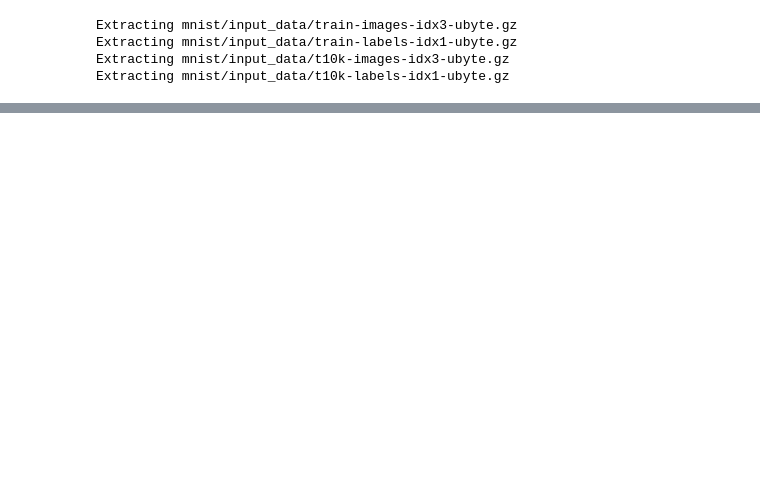
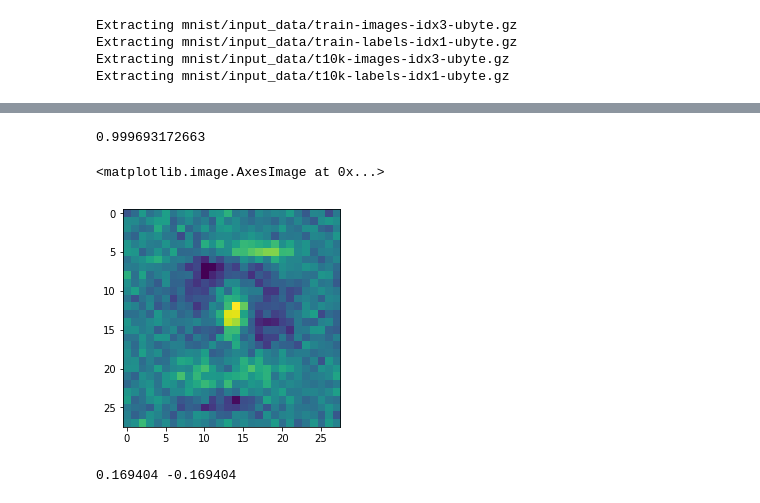
Before and after one commit to urinieto/logistic_mnist, a Jupyter notebook: LogisticRegressionTF.ipynb, the cells around one changed output, grey strips where cells are left out. Cells and saved outputs as stored; diff of their text form; code cells hidden in the pictures; blank space fills up the shorter version.

```diff
--- a/LogisticRegressionTF.ipynb
+++ b/LogisticRegressionTF.ipynb
@@ -41,7 +56,7 @@ X_test, Y_test = get_binary_mnist(mnist.test)
 # %%
 # Create the model
 x = tf.placeholder(tf.float32, [None, 28 * 28])
-W = tf.Variable(tf.zeros([28 * 28, 1]))
+W = tf.Variable(tf.random_normal([28 * 28, 1], stddev=0.1))
 b = tf.Variable(tf.zeros([1]))
 
 # Logistic Regression Output (Sigmoid)
@@ -51,21 +66,23 @@ y = tf.divide(1, 1 + tf.exp(-tf.matmul(x, W) + b))
 y_ = tf.placeholder(tf.float32, [None, 1])
 
 # Binary Crossentropy
-cross_entropy = tf.reduce_mean(-tf.reduce_sum(y_ * tf.log(y) + (1 - y_) * tf.log(1 - y)))
+cross_entropy = -tf.reduce_mean(y_ * tf.log(y) + (1 - y_) * tf.log(1 - y))
 
 # Optimizer
-train_step = tf.train.GradientDescentOptimizer(0.01).minimize(cross_entropy)
+train_step = tf.train.GradientDescentOptimizer(0.1).minimize(cross_entropy)
 # %%
 # Training
 sess = tf.InteractiveSession()
 tf.global_variables_initializer().run()
-batch_size = 100
-for i in range(X_train.shape[0] // batch_size):
-    batch_xs, batch_ys = X_train[i * batch_size:i * batch_size + batch_size], \
-        Y_train[i * batch_size:i * batch_size + batch_size]
-    sess.run(train_step, feed_dict={x: batch_xs, y_: batch_ys})
+batch_size = 256
+n_epochs = 50
+for e in range(n_epochs):
+    for i in range(X_train.shape[0] // batch_size):
+        batch_xs, batch_ys = X_train[i * batch_size:i * batch_size + batch_size], \
+            Y_train[i * batch_size:i * batch_size + batch_size]
+        sess.run(train_step, feed_dict={x: batch_xs, y_: batch_ys})
 
-# Test trained model
-y_pred = sess.run(y, feed_dict={x: X_test, y_: Y_test})
-roc_auc_score(Y_test, y_pred)
+    # Test current model
+    y_pred = sess.run(y, feed_dict={x: X_test, y_: Y_test})
+    print("Epoch: {}\t Test Accuracy: {}".format(e + 1, roc_auc_score(Y_test, y_pred)))
 # %% [output]
@@ -73,2 +106,16 @@ roc_auc_score(Y_test, y_pred)
+# %%
+# Test trained model
+y_pred = sess.run(y, feed_dict={x: X_test, y_: Y_test})
+print(roc_auc_score(Y_test, y_pred))
+
+plt.imshow(W.eval().reshape((28, 28)), interpolation="nearest", cmap="viridis")
+# %% [output]
+0.999693172663
+<matplotlib.image.AxesImage at 0x...>
+[figure, added]
+# %%
+print(cross_var, np.mean(caca_var))
+# %% [output]
+0.169404 -0.169404
 # %%
 # Create the model
```
Also changed, not shown: parts of 10 cells of this notebook.
